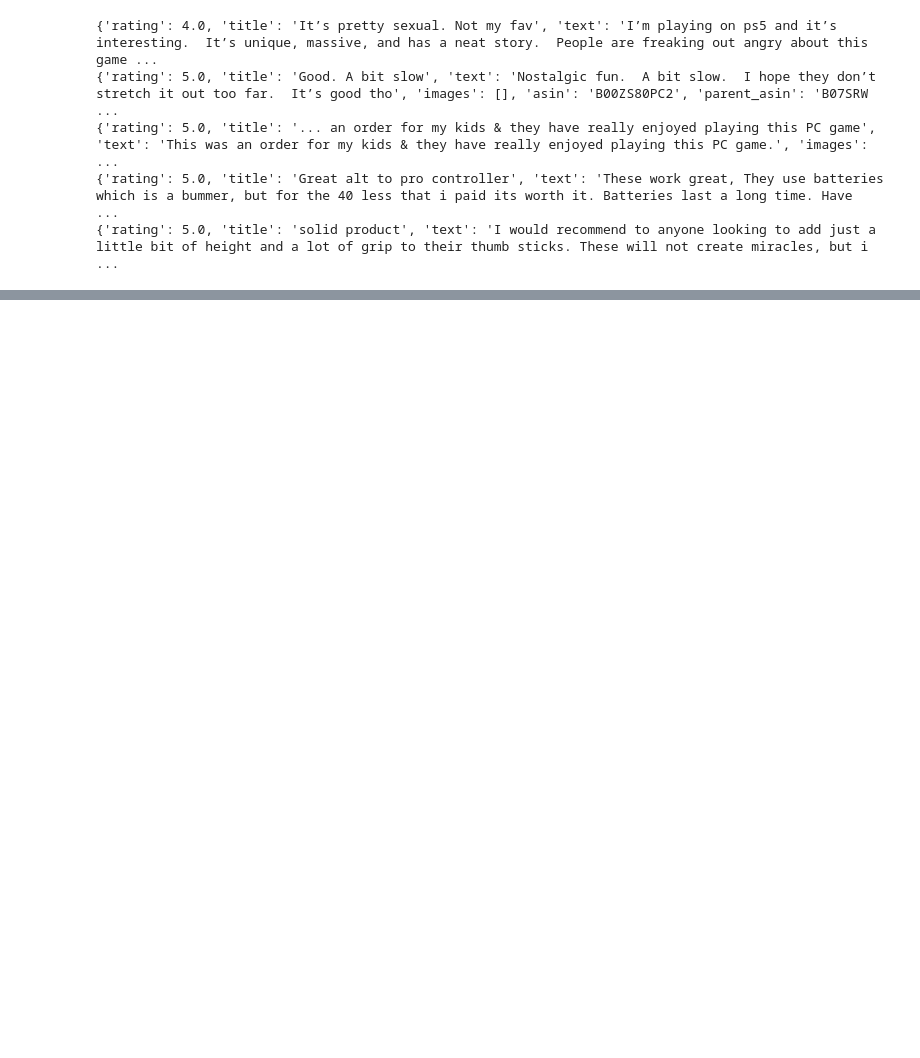
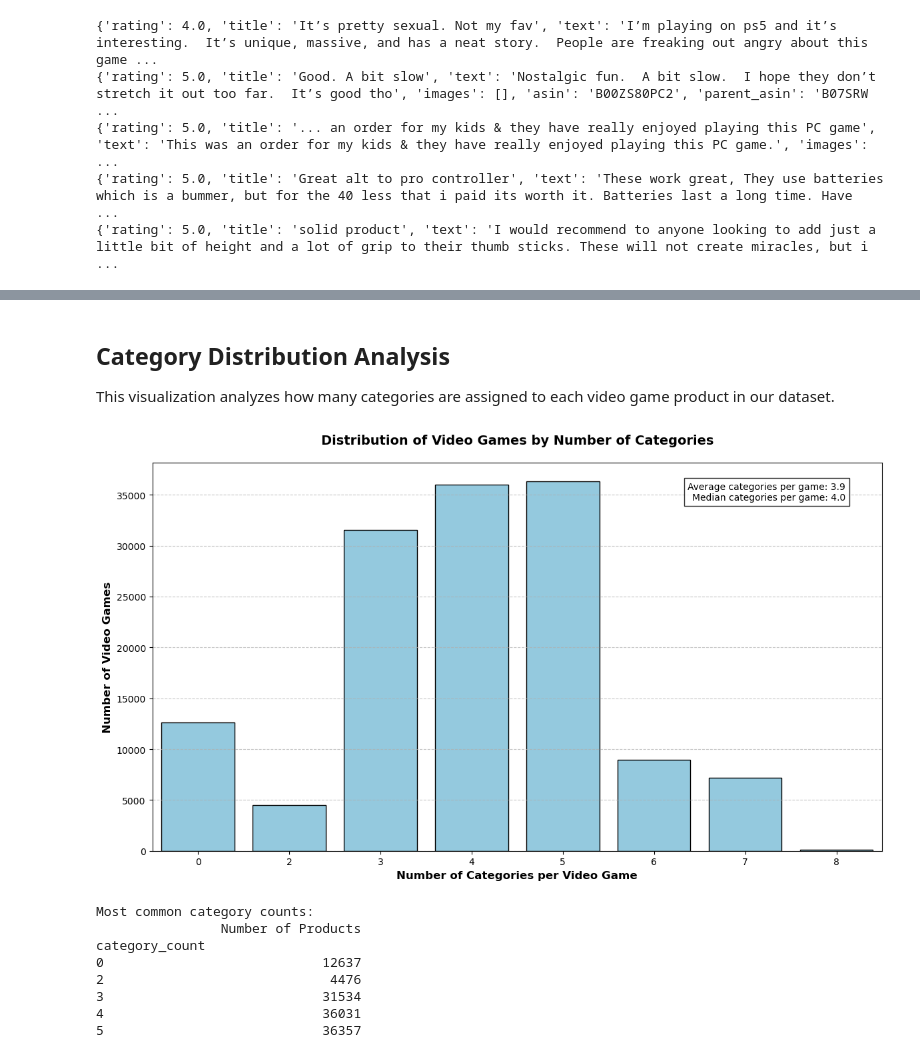
Before and after one commit to YuriyKimV/amazon_product_review, a Jupyter notebook: notebooks/01 Data loading and validaiton.ipynb, the cells around one changed output, grey strips where cells are left out. Saved outputs shown, nothing was run; the diff lists cells and outputs as text; code cells hidden in the pictures; blank space fills up the shorter version.

```diff
--- a/notebooks/01 Data loading and validaiton.ipynb
+++ b/notebooks/01 Data loading and validaiton.ipynb
@@ -26,0 +639,72 @@ with open(file_review, 'r') as fp:
+# %% [markdown]
+## Category Distribution Analysis
+
+This visualization analyzes how many categories are assigned to each video game product in our dataset.
+# %%
+# Import required visualization libraries if not already imported
+import matplotlib.pyplot as plt
+import seaborn as sns
+
+# Step 1: Isolate category columns
+# Skip the first 4 columns (parent_asin, title, average_rating, rating_number)
+category_columns = df_meta_category.iloc[:, 4:]
+
+# Step 2: Convert to boolean for accurate counting
+# This ensures we count category presence (1/True) correctly
+category_columns = category_columns.astype(bool)
+
+# Step 3: Calculate categories per product
+# Sum across rows to count how many categories each product has
+df_meta_category["category_count"] = category_columns.sum(axis=1)
+
+# Step 4: Generate distribution data
+# Count how many products have each number of categories
+category_distribution = df_meta_category["category_count"].value_counts().sort_index()
+
+# Step 5: Create visualization
+plt.figure(figsize=(12, 7))  # Larger figure size for better readability
+
+# Create bar plot with enhanced styling
+sns.barplot(x=category_distribution.index,
+            y=category_distribution.values,
+            color="skyblue",
+            edgecolor="black")
+
+# Add informative labels and title
+plt.xlabel("Number of Categories per Video Game", fontsize=12, fontweight="bold")
+plt.ylabel("Number of Video Games", fontsize=12, fontweight="bold")
+plt.title("Distribution of Video Games by Number of Categories",
+          fontsize=14, fontweight="bold", pad=20)
+
+# Add grid for better readability
+plt.grid(axis='y', linestyle='--', alpha=0.7)
+
+# Add summary statistics as text
+avg_categories = df_meta_category["category_count"].mean()
+median_categories = df_meta_category["category_count"].median()
+plt.text(0.95, 0.95,
+         f'Average categories per game: {avg_categories:.1f}\nMedian categories per game: {median_categories:.1f}',
+         transform=plt.gca().transAxes,
+         verticalalignment='top',
+         horizontalalignment='right',
+         bbox=dict(facecolor='white', alpha=0.8))
+
+# Adjust layout to prevent label cutoff
+plt.tight_layout()
+
+# Display the plot
+plt.show()
+
+# Print additional statistics
+print(f"Most common category counts:")
+print(category_distribution.head().to_frame('Number of Products'))
+# %% [output]
+[figure, added]
+Most common category counts:
+                Number of Products
+category_count
+0                            12637
+2                             4476
+3                            31534
+4                            36031
+5                            36357
```
Also changed, not shown: parts of 46 cells of this notebook.
